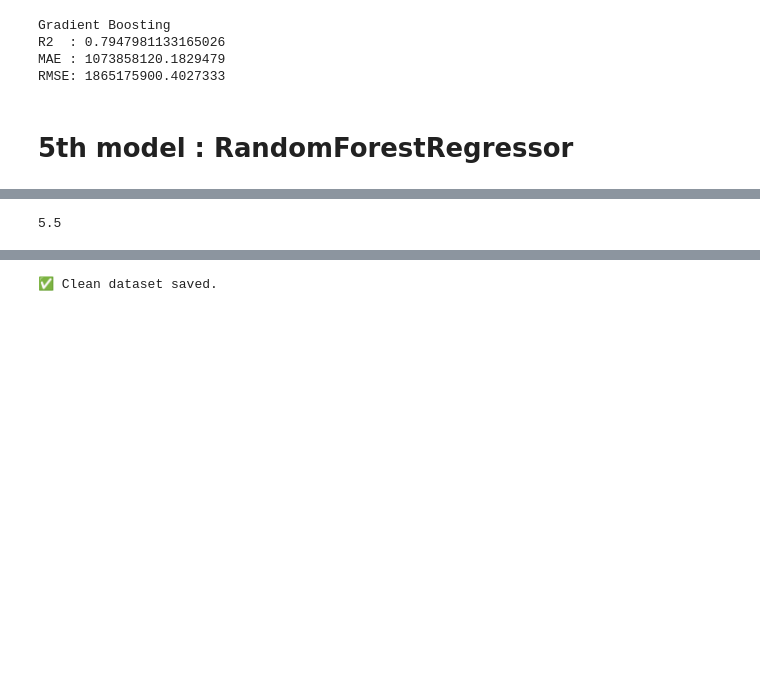
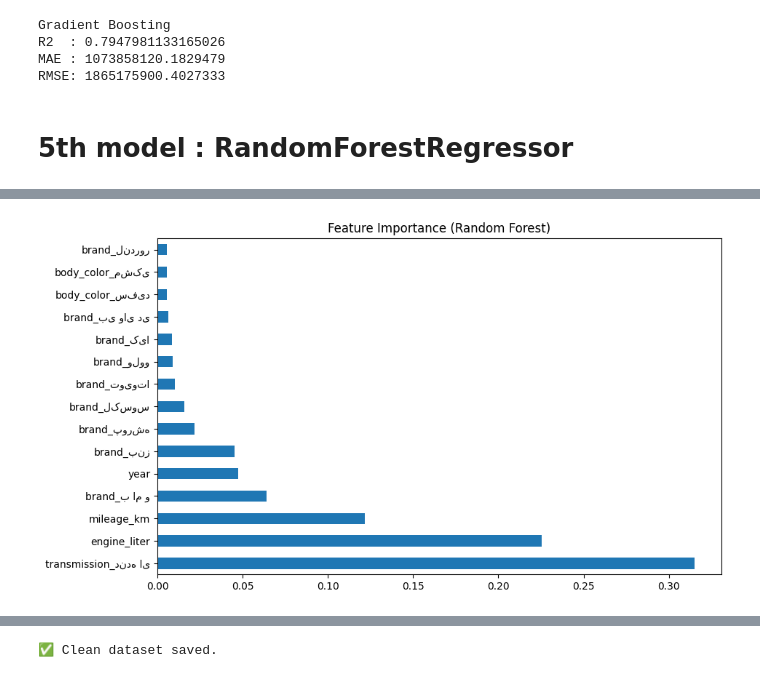
Before and after one commit to Kourosh-Asadi/Car-Price-Prediction-using-Machine-Learning, a Jupyter notebook: Model.ipynb, the cells around one changed output, grey strips where cells are left out. Drawn from its saved outputs; the diff is of its cells as text; code cells hidden in the pictures; blank space fills up the shorter version.

```diff
--- a/Model.ipynb
+++ b/Model.ipynb
@@ -196,5 +234,20 @@ MAE : 677636909.2629194
 RMSE: 1514997048.7975247
-# %%
-print(df["engine_liter"].max())
-# %% [output]
-5.5
+# %%
+importance = model.feature_importances_
+
+features = train_x2.columns
+
+imp = pd.Series(
+    importance,
+    index=features
+).sort_values(ascending=False)
+
+plt.figure(figsize=(10,6))
+
+imp.head(15).plot(kind="barh")
+
+plt.title("Feature Importance (Random Forest)")
+
+plt.show()
+# %% [output]
+[figure, added]
```
Also changed, not shown: parts of 13 cells of this notebook.
